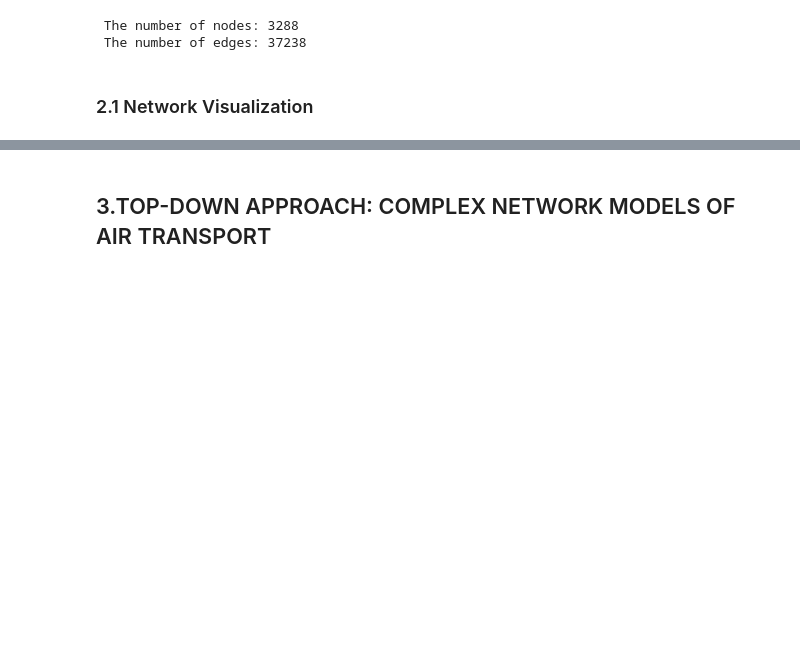
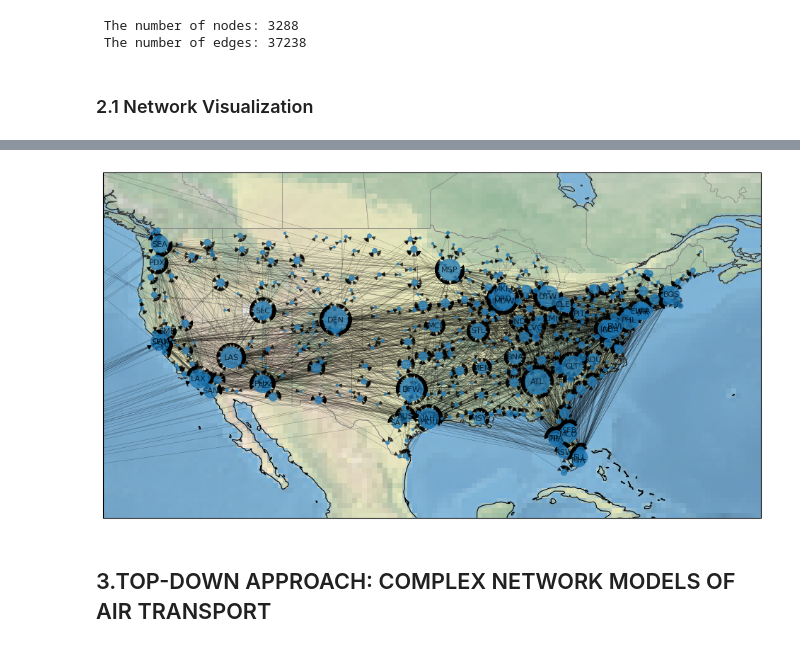
Before and after one commit to HJGuan/uzh_NetworkScienceFinalProject, a Jupyter notebook: global.ipynb, the cells around one changed output, grey strips where cells are left out. Saved outputs shown, nothing was run; the diff lists cells and outputs as text; code cells hidden in the pictures; blank space fills up the shorter version.

```diff
--- a/global.ipynb
+++ b/global.ipynb
@@ -603,3 +615,41 @@ KeyboardInterrupt:
+# %%
+# draw the graph on a map
+# get the geo positions of the nodes
+pos_us = {n: (v['longitude'],v['latitude']) for n,v in g_routes_us.nodes(data=True)}
+# the node sizes will depend on the degree of the nodes
+deg_us = nx.degree(g_routes_us)
+sizes_us = [2*deg_us[n] for n in g_routes_us.nodes]
+# We will display the labels of the largest airports only (at least 20 connections to other US airports):
+labels_us = {n:n if deg_us[n]>= 50 else '' for n in g_routes_us.nodes}
+# %%
+# Map projection
+crs = ccrs.PlateCarree()
+fig, ax = plt.subplots(
+    1, 1, figsize=(12, 8),
+    subplot_kw=dict(projection=crs))
+# ax.coastlines()
+# Extent of continental US.
+ax.stock_img()
+ax.set_extent([-128, -62, 20, 50])
+# ax.add_feature(cfeature.OCEAN)
+# ax.add_feature(cfeature.LAND)
+ax.add_feature(cfeature.COASTLINE,edgecolor='black',linewidth=0.8)
+ax.add_feature(cfeature.BORDERS,edgecolor='grey',linestyle='-',linewidth=0.6)
+ax.add_feature(cfeature.STATES,edgecolor='grey',linestyle='--',linewidth=0.4)
+
+
+nx.draw_networkx(g_routes_us, ax=ax,
+                 font_size=8,
+                 font_color = 'black',
+                 alpha= 0.75,
+                 width=.075,
+                 node_size=sizes_us,
+                 labels=labels_us,
+                 pos=pos_us,
+                #  node_color=altitude,
+                 cmap=plt.cm.autumn)
+# %% [output]
+[figure, added]
 # %% [markdown]
 ## 3.TOP-DOWN APPROACH: COMPLEX NETWORK MODELS OF AIR TRANSPORT
 # %% [markdown]
```
Also changed, not shown: parts of 10 cells of this notebook.
